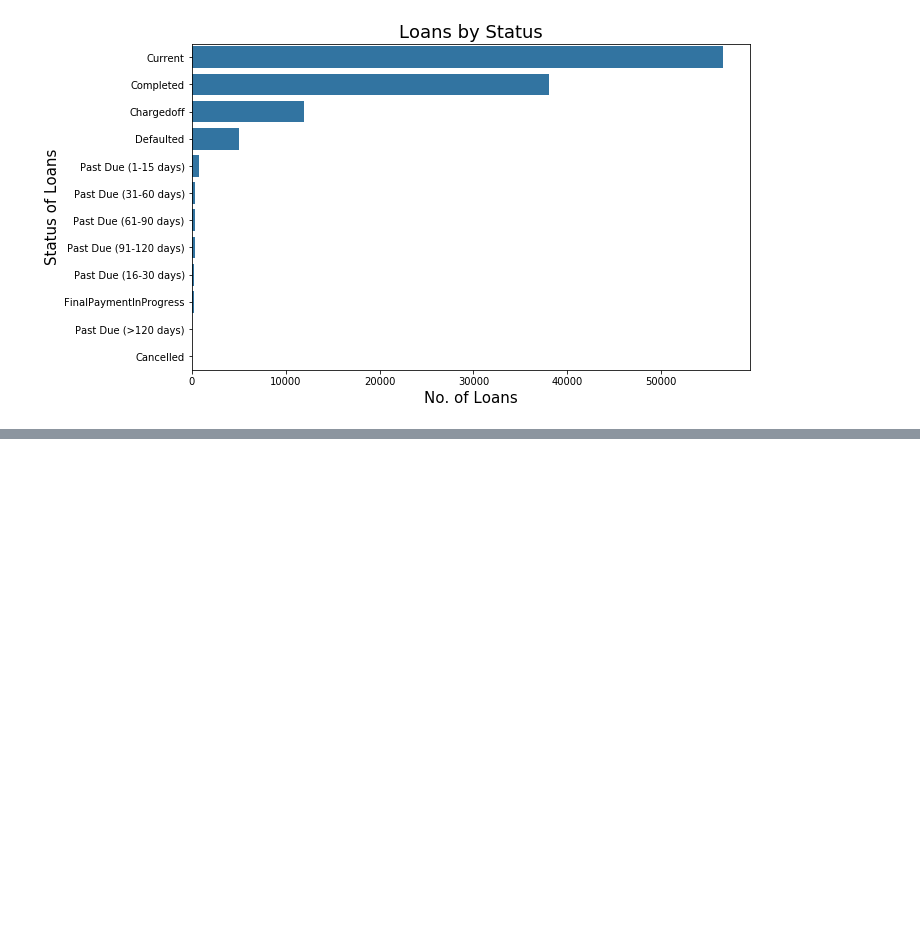
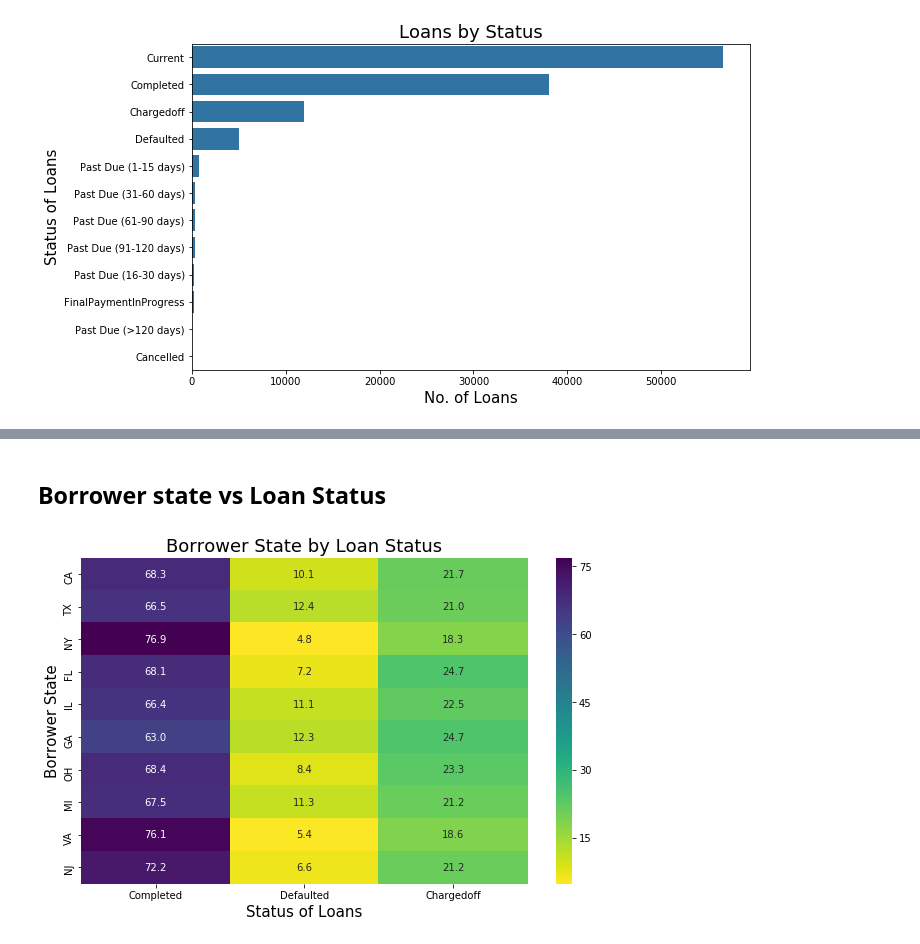
Before and after one commit to rashokanand/explore_prosper_loan_data, a Jupyter notebook: explanatory_analysis.ipynb, the cells around one changed output, grey strips where cells are left out. Cells and saved outputs as stored; diff of their text form; code cells hidden in the pictures; blank space fills up the shorter version.

```diff
--- a/explanatory_analysis.ipynb
+++ b/explanatory_analysis.ipynb
@@ -54,0 +103,29 @@ plt.title('Loans by Status',fontsize = 18);
+# %% [markdown]
+## Borrower state vs Loan Status
+# %%
+fig,ax = plt.subplots(figsize = (10,6))
+
+c = prosper_clean_df
+state_ord = c.BorrowerState.value_counts().index[:10]  # Taking only the top 10 states by number of loans borrowed
+
+c = c[c.BorrowerState.isin(state_ord)]
+loan_stat_ord = ['Completed','Defaulted','Chargedoff']
+
+c = c[c.LoanStatus.isin(loan_stat_ord)]
+
+# Creating matrix data for plotting heatmap
+c = c.groupby(['LoanStatus','BorrowerState']).size().unstack('LoanStatus')[loan_stat_ord].T[state_ord].T
+
+# Calculating percentages for each loan status
+col_sum = c.sum(axis=1)
+for col in c.columns:
+    c[col] = c[col]/col_sum*100
+
+
+sb.heatmap(c, cmap = 'viridis_r', annot = True, fmt = '0.1f')
+
+plt.xlabel('Status of Loans',fontsize = 15)
+plt.ylabel('Borrower State', fontsize = 15)
+plt.title('Borrower State by Loan Status',fontsize = 18);
+# %% [output]
+[figure, added]
```
Also changed, not shown: parts of 11 cells of this notebook.
